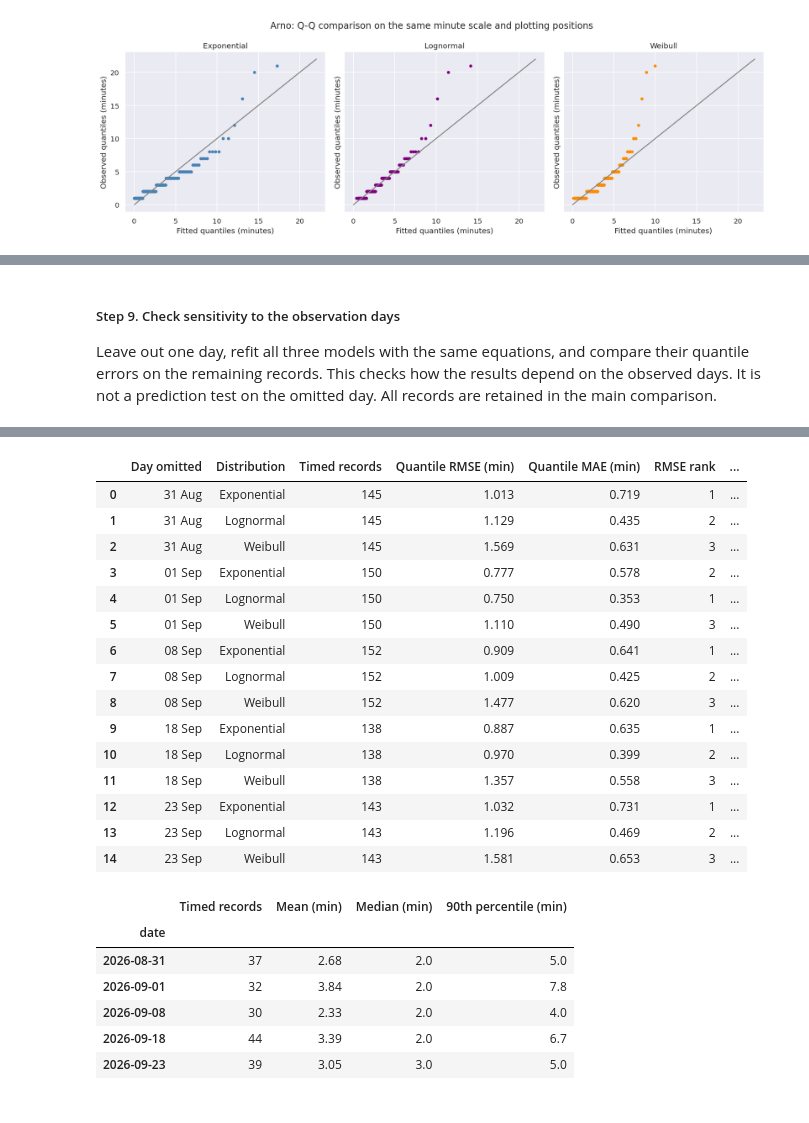
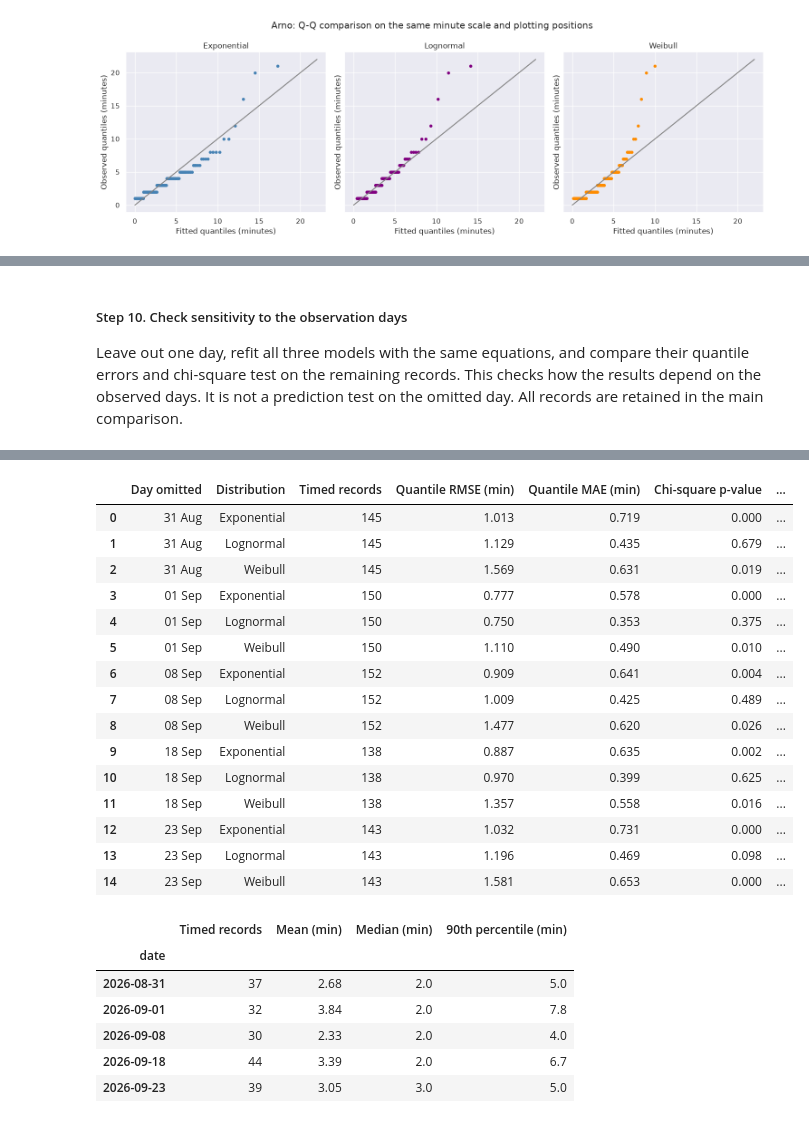
Before and after one commit to Luuuuuig/Bachelor-End-Project, a Jupyter notebook: Arno_Analysis_2026_10_02.ipynb, the cells around one changed output, grey strips where cells are left out. Saved outputs shown, nothing was run; the diff lists cells and outputs as text; code cells hidden in the pictures.

```diff
--- a/Arno_Analysis_2026_10_02.ipynb
+++ b/Arno_Analysis_2026_10_02.ipynb
@@ -567,0 +546,10 @@ duration_pearson.round(3)
+# %%
+# Observed and expected records per recorded class
+class_edges = [0, 1.5, 2.5, 3.5, 4.5, 5.5, 7.5, np.inf]
+class_labels = ["1", "2", "3", "4", "5", "6–7", "8+"]
+observed_counts = np.histogram(duration_minutes, bins=class_edges)[0]
+
+class_table = pd.DataFrame({"Recorded minutes": class_labels, "Observed": observed_counts})
+for name, model in duration_models.items():
+    class_table[name + " expected"] = duration_n * np.diff(model.cdf(class_edges))
+class_table.round(1)
@@ -567,0 +565,13 @@ duration_pearson.round(3)
+# %%
+# Chi-square goodness-of-fit test per distribution, at a significance level of 0.05
+fitted_parameters = {"Exponential": 1, "Lognormal": 2, "Weibull": 2}
+test_rows = []
+for name in duration_models:
+    expected = class_table[name + " expected"]
+    chi_square = np.sum((observed_counts - expected)**2 / expected)
+    dof = len(class_labels) - 1 - fitted_parameters[name]
+    p_value = stats.chi2.sf(chi_square, dof)
+    test_rows.append([name, chi_square, dof, p_value, expected.min(), "rejected" if p_value < 0.05 else "not rejected"])
+
+fit_tests = pd.DataFrame(test_rows, columns=["Distribution", "Chi-square", "Degrees of freedom", "p-value", "Smallest expected count", "H0 at α = 0.05"])
+fit_tests.round(3)
@@ -567,0 +616,11 @@ duration_pearson.round(3)
+# %%
+# The same chi-square test with the grouped fits
+grouped_rows = []
+for name, model in grouped_models.items():
+    expected = duration_n * np.diff(model.cdf(class_edges))
+    chi_square = np.sum((observed_counts - expected)**2 / expected)
+    dof = len(class_labels) - 1 - fitted_parameters[name]
+    p_value = stats.chi2.sf(chi_square, dof)
+    grouped_rows.append([name, chi_square, dof, p_value, expected.min(), "rejected" if p_value < 0.05 else "not rejected"])
+
+pd.DataFrame(grouped_rows, columns=["Distribution", "Chi-square", "Degrees of freedom", "p-value", "Smallest expected count", "H0 at α = 0.05"]).round(3)
@@ -568,7 +632,7 @@ duration_pearson.round(3)
 # %% [markdown]
-##### Step 9. Check sensitivity to the observation days
+##### Step 10. Check sensitivity to the observation days
 
-Leave out one day, refit all three models with the same equations, and compare their quantile errors on the remaining records. This checks how the results depend on the observed days. It is not a prediction test on the omitted day. All records are retained in the main comparison.
+Leave out one day, refit all three models with the same equations, and compare their quantile errors and chi-square test on the remaining records. This checks how the results depend on the observed days. It is not a prediction test on the omitted day. All records are retained in the main comparison.
 # %%
 duration_sensitivity_rows = []
 for omitted_day in sorted(in_scope_timed["date"].unique()):
@@ -597,17 +661,23 @@ for omitted_day in sorted(in_scope_timed["date"].unique()):
         "Lognormal": stats.lognorm(s=sigma, loc=0, scale=np.exp(mu)),
         "Weibull": stats.weibull_min(c=shape, loc=0, scale=scale)
     }
+    remaining_counts = np.histogram(t, bins=class_edges)[0]
     for name, model in remaining_models.items():
         errors = model.ppf(p) - t
+        expected = len(t) * np.diff(model.cdf(class_edges))
+        chi_square = np.sum((remaining_counts - expected)**2 / expected)
         duration_sensitivity_rows.append([
             pd.Timestamp(omitted_day).strftime("%d %b"), name, len(t),
-            np.sqrt(np.mean(errors**2)), np.mean(np.abs(errors))
+            np.sqrt(np.mean(errors**2)), np.mean(np.abs(errors)),
+            stats.chi2.sf(chi_square, len(class_labels) - 1 - fitted_parameters[name]), expected.min()
         ])
 
 duration_sensitivity = pd.DataFrame(duration_sensitivity_rows, columns=[
-    "Day omitted", "Distribution", "Timed records", "Quantile RMSE (min)", "Quantile MAE (min)"
+    "Day omitted", "Distribution", "Timed records", "Quantile RMSE (min)", "Quantile MAE (min)", "Chi-square p-value", "Smallest expected count"
 ])
 duration_sensitivity["RMSE rank"] = duration_sensitivity.groupby("Day omitted")["Quantile RMSE (min)"].rank(method="min").astype(int)
 duration_sensitivity["MAE rank"] = duration_sensitivity.groupby("Day omitted")["Quantile MAE (min)"].rank(method="min").astype(int)
+duration_sensitivity["H0 at α = 0.05"] = np.where(duration_sensitivity["Chi-square p-value"] < 0.05, "rejected", "not rejected")
+print(duration_sensitivity.groupby("Distribution")["H0 at α = 0.05"].value_counts().unstack(fill_value=0))
 duration_sensitivity.round(3)
 # %% [output]
@@ -614,19 +689,19 @@ duration_sensitivity.round(3)
-|  | Day omitted | Distribution | Timed records | Quantile RMSE (min) | Quantile MAE (min) | RMSE rank | ... |
-| 0 | 31 Aug | Exponential | 145 | 1.013 | 0.719 | 1 | ... |
-| 1 | 31 Aug | Lognormal | 145 | 1.129 | 0.435 | 2 | ... |
-| 2 | 31 Aug | Weibull | 145 | 1.569 | 0.631 | 3 | ... |
-| 3 | 01 Sep | Exponential | 150 | 0.777 | 0.578 | 2 | ... |
-| 4 | 01 Sep | Lognormal | 150 | 0.750 | 0.353 | 1 | ... |
-| 5 | 01 Sep | Weibull | 150 | 1.110 | 0.490 | 3 | ... |
-| 6 | 08 Sep | Exponential | 152 | 0.909 | 0.641 | 1 | ... |
-| 7 | 08 Sep | Lognormal | 152 | 1.009 | 0.425 | 2 | ... |
-| 8 | 08 Sep | Weibull | 152 | 1.477 | 0.620 | 3 | ... |
-| 9 | 18 Sep | Exponential | 138 | 0.887 | 0.635 | 1 | ... |
-| 10 | 18 Sep | Lognormal | 138 | 0.970 | 0.399 | 2 | ... |
-| 11 | 18 Sep | Weibull | 138 | 1.357 | 0.558 | 3 | ... |
-| 12 | 23 Sep | Exponential | 143 | 1.032 | 0.731 | 1 | ... |
-| 13 | 23 Sep | Lognormal | 143 | 1.196 | 0.469 | 2 | ... |
-| 14 | 23 Sep | Weibull | 143 | 1.581 | 0.653 | 3 | ... |
+|  | Day omitted | Distribution | Timed records | Quantile RMSE (min) | Quantile MAE (min) | Chi-square p-value | ... |
+| 0 | 31 Aug | Exponential | 145 | 1.013 | 0.719 | 0.000 | ... |
+| 1 | 31 Aug | Lognormal | 145 | 1.129 | 0.435 | 0.679 | ... |
+| 2 | 31 Aug | Weibull | 145 | 1.569 | 0.631 | 0.019 | ... |
+| 3 | 01 Sep | Exponential | 150 | 0.777 | 0.578 | 0.000 | ... |
+| 4 | 01 Sep | Lognormal | 150 | 0.750 | 0.353 | 0.375 | ... |
+| 5 | 01 Sep | Weibull | 150 | 1.110 | 0.490 | 0.010 | ... |
+| 6 | 08 Sep | Exponential | 152 | 0.909 | 0.641 | 0.004 | ... |
+| 7 | 08 Sep | Lognormal | 152 | 1.009 | 0.425 | 0.489 | ... |
+| 8 | 08 Sep | Weibull | 152 | 1.477 | 0.620 | 0.026 | ... |
+| 9 | 18 Sep | Exponential | 138 | 0.887 | 0.635 | 0.002 | ... |
+| 10 | 18 Sep | Lognormal | 138 | 0.970 | 0.399 | 0.625 | ... |
+| 11 | 18 Sep | Weibull | 138 | 1.357 | 0.558 | 0.016 | ... |
+| 12 | 23 Sep | Exponential | 143 | 1.032 | 0.731 | 0.000 | ... |
+| 13 | 23 Sep | Lognormal | 143 | 1.196 | 0.469 | 0.098 | ... |
+| 14 | 23 Sep | Weibull | 143 | 1.581 | 0.653 | 0.000 | ... |
 # %%
 duration_daily = in_scope_timed.groupby("date")["minutes"].agg(["count", "mean", "median"])
 duration_daily["90th percentile"] = in_scope_timed.groupby("date")["minutes"].quantile(0.90)
```
Also changed, not shown: parts of 25 cells of this notebook.
